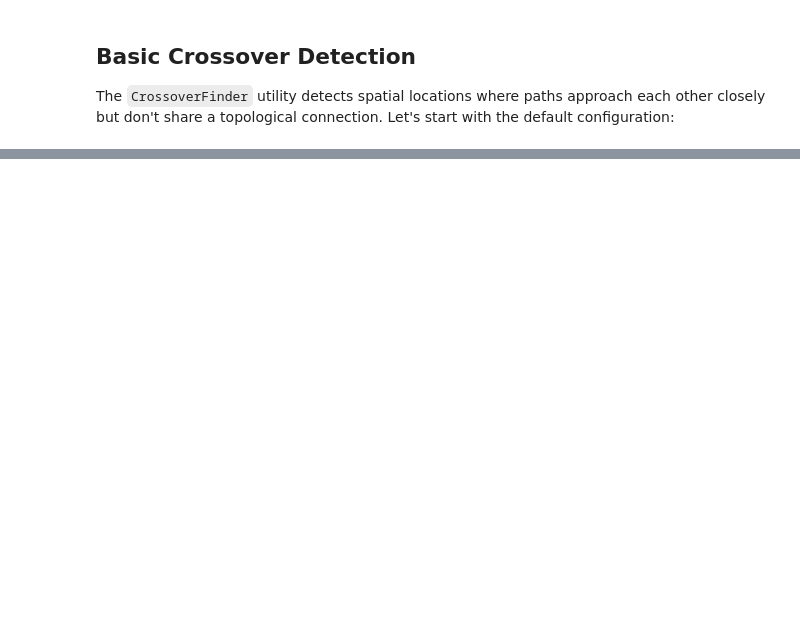
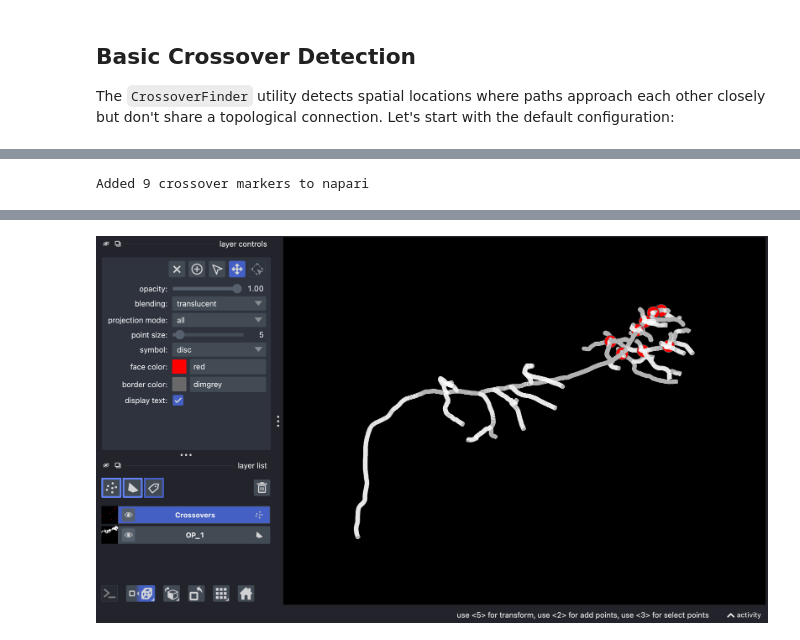
Before and after one commit to morphonets/pysnt, a Jupyter notebook: docs/notebooks/08_crossover_detection.ipynb, the cells around one changed output, grey strips where cells are left out. Drawn from its saved outputs; the diff is of its cells as text; code cells hidden in the pictures; blank space fills up the shorter version.

```diff
--- a/docs/notebooks/08_crossover_detection.ipynb
+++ b/docs/notebooks/08_crossover_detection.ipynb
@@ -304,0 +258,30 @@ CrossoverFinder uses a spatial hash grid for efficient neighbor queries. For ver
+# %%
+import napari
+import numpy as np
+from napari.utils import nbscreenshot
+from pysnt import tree_to_napari_paths
+
+# Create viewer without showing window, in 3D mode
+viewer = napari.Viewer(show=False)
+viewer.dims.ndisplay = 3
+
+# Reconstruction: one polyline per path (already in napari's ZYX order)
+viewer.add_shapes(
+    tree_to_napari_paths(tree),
+    shape_type='path',
+    edge_color='white',
+    edge_width=1,
+    name=tree.getLabel(),
+)
+
+# Crossover centers (same spatial units as the reconstruction)
+if events:
+    crossovers = np.array([[e.z(), e.y(), e.x()] for e in events])
+    viewer.add_points(crossovers, name='Crossovers', size=5, face_color='red')
+    print(f"Added {len(events)} crossover markers to napari")
+
+# Fit the scene to the viewer and take a snapshot
+viewer.reset_view()
+nbscreenshot(viewer)
+# %% [output]
+Added 9 crossover markers to napari
@@ -304,0 +289 @@ CrossoverFinder uses a spatial hash grid for efficient neighbor queries. For ver
+[figure, added]
```
Also changed, not shown: parts of 48 cells of this notebook, 4 other files.
